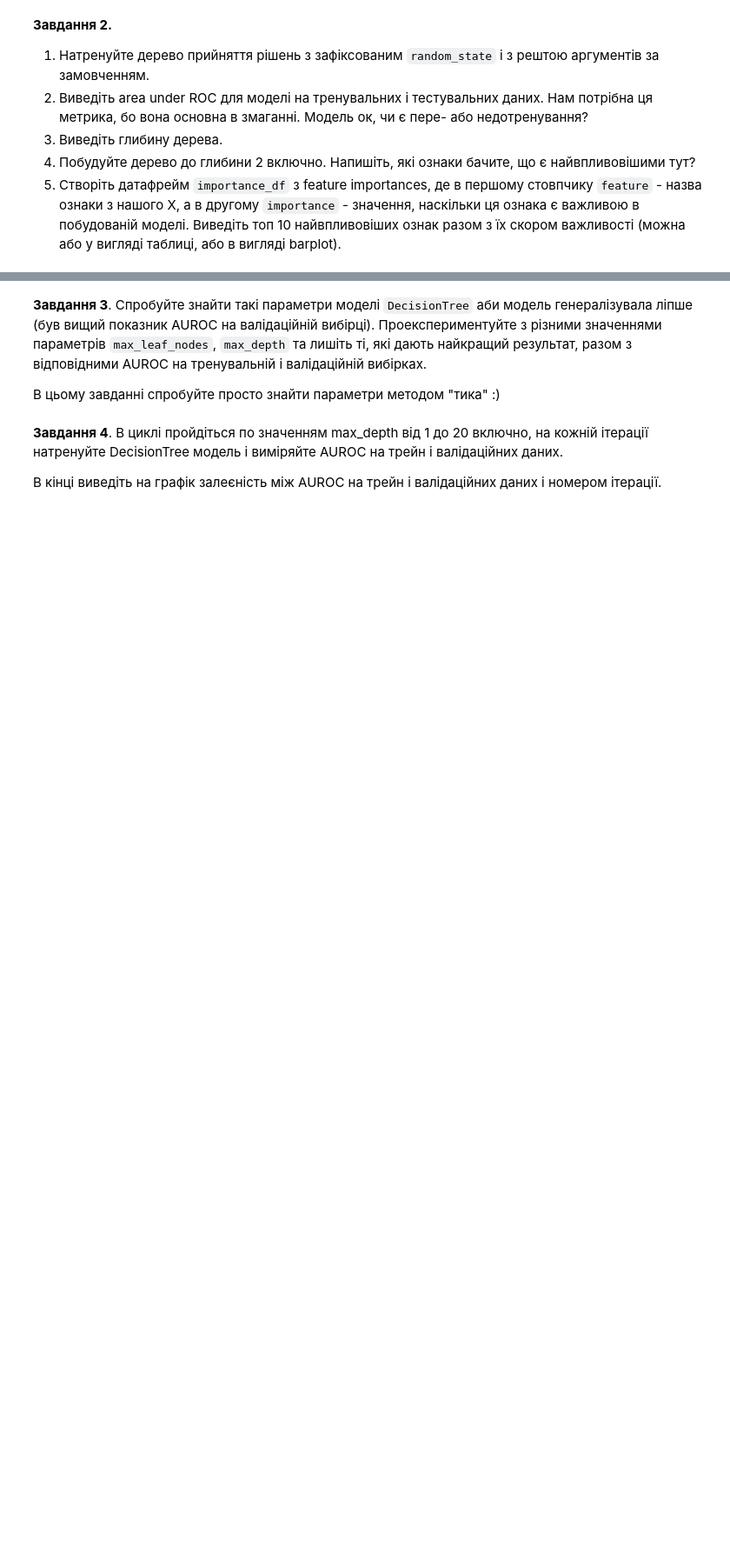
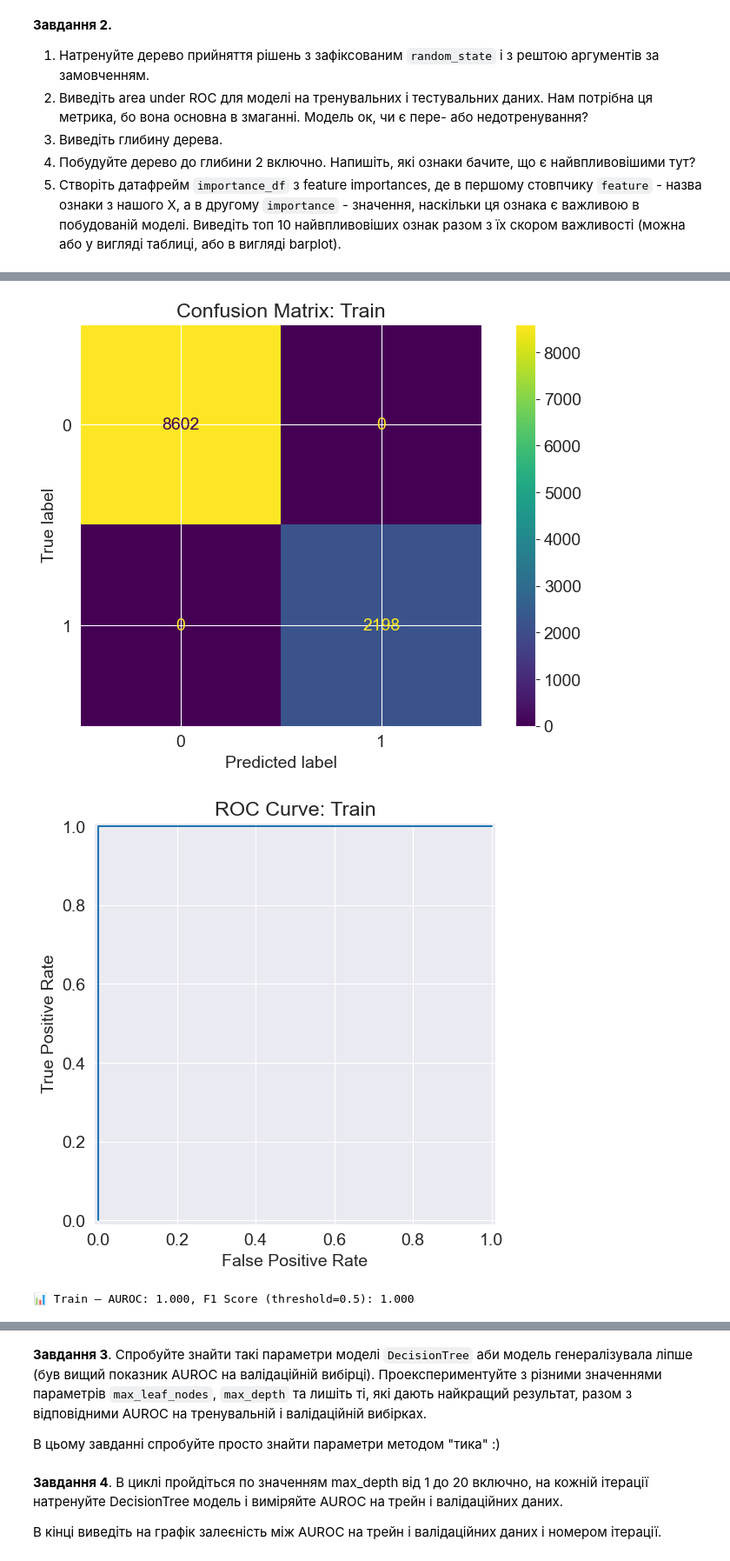
Before and after one commit to o-semenkova/ml_home_tasks, a Jupyter notebook: HW_2_3_Дерева_прийняття_рішень.ipynb, the cells around one changed output, grey strips where cells are left out. Shown: that part at 87% size. Saved outputs shown, nothing was run; the diff lists cells and outputs as text; code cells hidden in the pictures; blank space fills up the shorter version.

```diff
--- a/HW_2_3_Дерева_прийняття_рішень.ipynb
+++ b/HW_2_3_Дерева_прийняття_рішень.ipynb
@@ -45,0 +79,2 @@
+# %%
+data = preprocess_data(raw_df)
@@ -45,0 +83,7 @@
+# %%
+X_train = data['train_X']
+train_targets = data['train_y']
+X_val = data['val_X']
+val_targets = data['val_y']
+X_test = data['test_X']
+test_targets = data['test_y']
@@ -45,0 +92,5 @@
+# %%
+model = DecisionTreeClassifier(random_state=42)
+# %%
+%%time
+model.fit(X_train, train_targets)
@@ -45,0 +101,8 @@
+# %%
+train_probs = model.predict_proba(X_train)[:, 1]
+
+evaluate_model_from_proba(train_targets, train_probs, 'Train')
+# %% [output]
+[figure, added]
+[figure, added]
+📊 Train — AUROC: 1.000, F1 Score (threshold=0.5): 1.000
```
Also changed, not shown: parts of 7 cells of this notebook, 1 other file.
